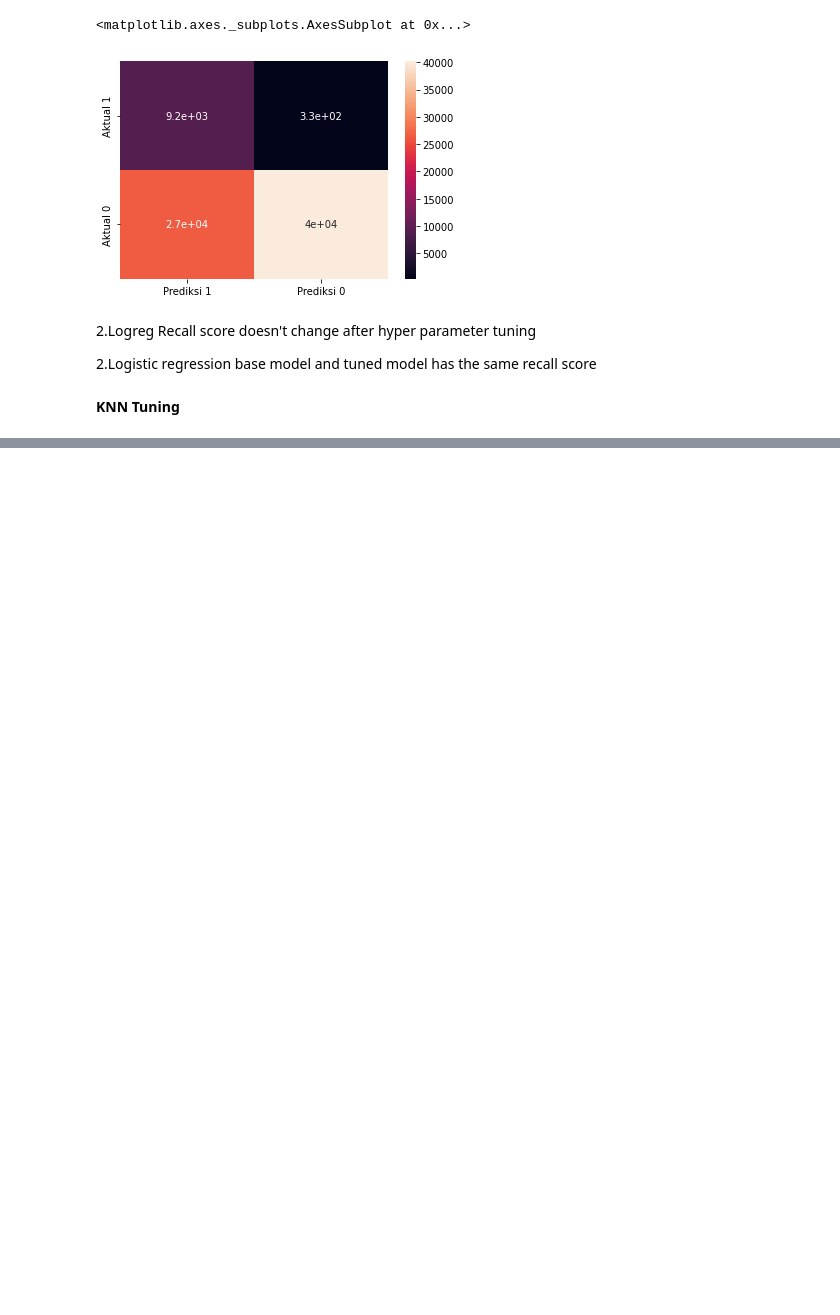
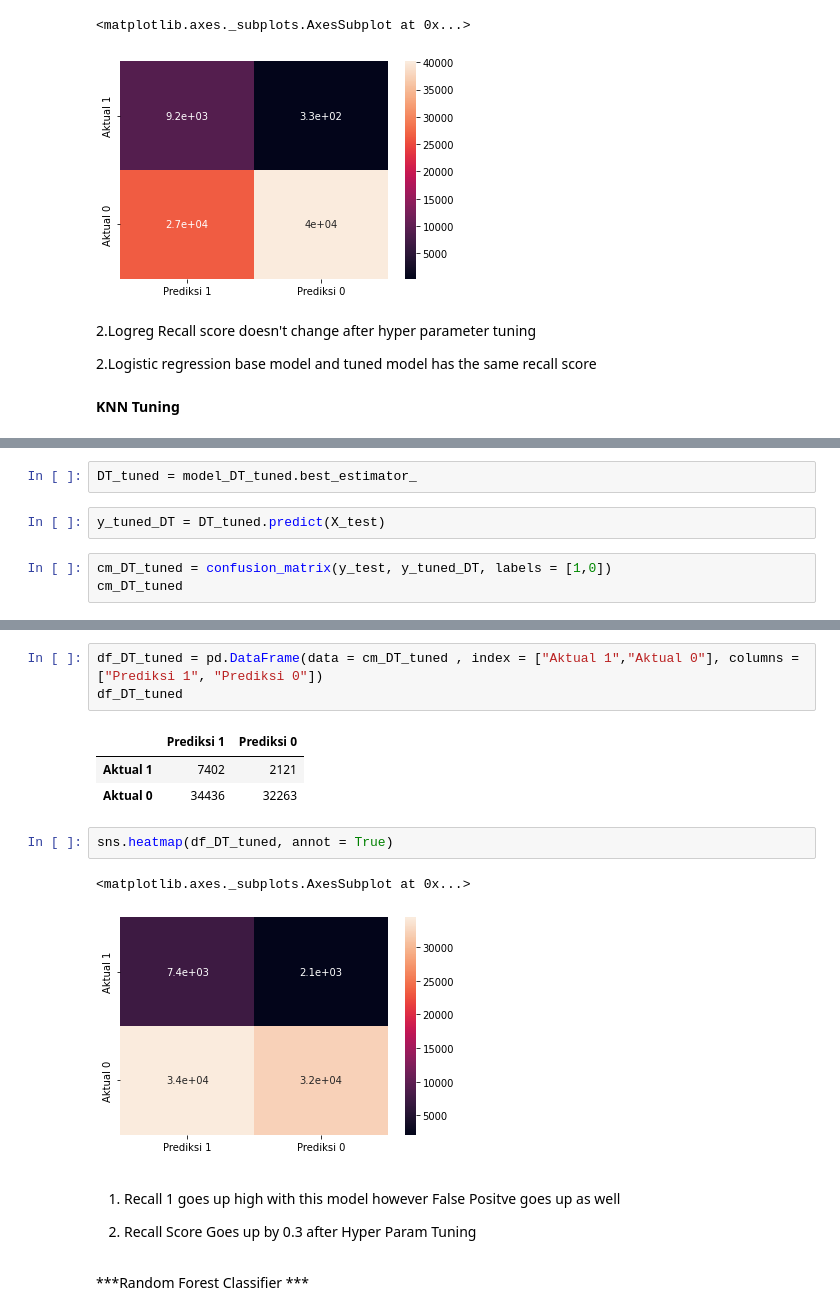
Before and after one commit to tnatani/Health-Insurance-Cross-Sell-Prediction, a Jupyter notebook: Copy_of_HEALTH_INSURANCE_CROSS_SELL_PREDICTION.ipynb, the cells around one changed output, grey strips where cells are left out. Saved outputs shown, nothing was run; the diff lists cells and outputs as text; blank space fills up the shorter version.

```diff
--- a/Copy_of_HEALTH_INSURANCE_CROSS_SELL_PREDICTION.ipynb
+++ b/Copy_of_HEALTH_INSURANCE_CROSS_SELL_PREDICTION.ipynb
@@ -792,0 +889,7 @@ sns.heatmap(df_logreg_tuned, annot = True)
+# %%
+DT_tuned = model_DT_tuned.best_estimator_
+# %%
+y_tuned_DT = DT_tuned.predict(X_test)
+# %%
+cm_DT_tuned = confusion_matrix(y_test, y_tuned_DT, labels = [1,0])
+cm_DT_tuned
@@ -792,0 +915,20 @@ sns.heatmap(df_logreg_tuned, annot = True)
+# %%
+df_DT_tuned = pd.DataFrame(data = cm_DT_tuned , index = ["Aktual 1","Aktual 0"], columns = ["Prediksi 1", "Prediksi 0"])
+df_DT_tuned
+# %% [output]
+|  | Prediksi 1 | Prediksi 0 |
+| Aktual 1 | 7402 | 2121 |
+| Aktual 0 | 34436 | 32263 |
+# %%
+sns.heatmap(df_DT_tuned, annot = True)
+# %% [output]
+<matplotlib.axes._subplots.AxesSubplot at 0x...>
+[figure, added]
+# %% [markdown]
+
+1. Recall 1 goes up high with this model however False Positve goes up as well
+
+
+2. Recall Score Goes up by 0.3 after Hyper Param Tuning
+# %% [markdown]
+***Random Forest Classifier ***
```
Also changed, not shown: parts of 27 cells of this notebook.
